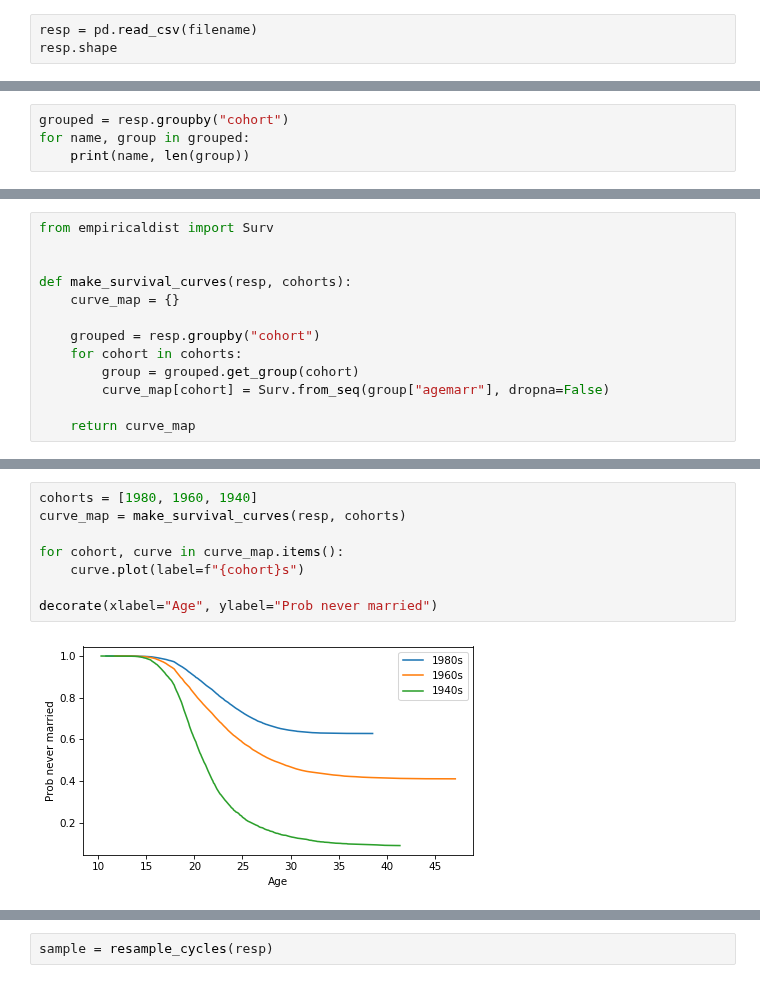
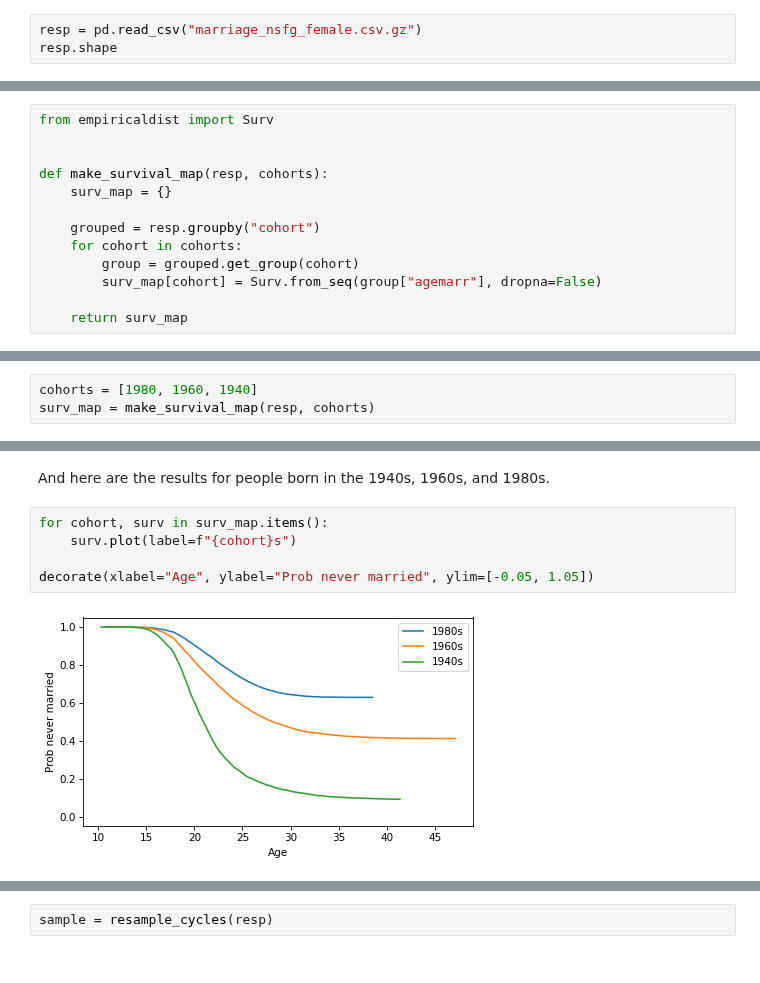
Before and after one commit to AllenDowney/ThinkStats, a Jupyter notebook: soln/chap13.ipynb, the cells around one changed output, grey strips where cells are left out. Drawn from its saved outputs; the diff is of its cells as text.

```diff
--- a/soln/chap13.ipynb
+++ b/soln/chap13.ipynb
@@ -148,5 +226,5 @@ download("https://github.com/AllenDowney/ThinkStats/raw/v3/data/" + filename)
 # %%
-resp = pd.read_csv(filename)
+resp = pd.read_csv("marriage_nsfg_female.csv.gz")
 resp.shape
 # %% [output]
 (70183, 40)
@@ -214,7 +297,3 @@ resp["agemarr"] = (resp["cmmarrhx"] - resp["cmbirth"]) / 12
 resp["age"] = (resp["cmintvw"] - resp["cmbirth"]) / 12
 # %% [output]
 [interactive output not drawn]
-# %%
-grouped = resp.groupby("cohort")
-for name, group in grouped:
-    print(name, len(group))
@@ -232,14 +308,14 @@ for name, group in grouped:
 from empiricaldist import Surv
 
 
-def make_survival_curves(resp, cohorts):
-    curve_map = {}
+def make_survival_map(resp, cohorts):
+    surv_map = {}
 
     grouped = resp.groupby("cohort")
     for cohort in cohorts:
         group = grouped.get_group(cohort)
-        curve_map[cohort] = Surv.from_seq(group["agemarr"], dropna=False)
+        surv_map[cohort] = Surv.from_seq(group["agemarr"], dropna=False)
 
-    return curve_map
+    return surv_map
 # %% [output]
 [interactive output not drawn]
@@ -245,0 +324,3 @@ def make_survival_curves(resp, cohorts):
+# %%
+cohorts = [1980, 1960, 1940]
+surv_map = make_survival_map(resp, cohorts)
@@ -246,12 +329,11 @@ def make_survival_curves(resp, cohorts):
+# %% [markdown]
+And here are the results for people born in the 1940s, 1960s, and 1980s.
 # %%
-cohorts = [1980, 1960, 1940]
-curve_map = make_survival_curves(resp, cohorts)
+for cohort, surv in surv_map.items():
+    surv.plot(label=f"{cohort}s")
 
-for cohort, curve in curve_map.items():
-    curve.plot(label=f"{cohort}s")
-
-decorate(xlabel="Age", ylabel="Prob never married")
+decorate(xlabel="Age", ylabel="Prob never married", ylim=[-0.05, 1.05])
 # %% [output]
-[figure, old version]
+[figure, new version]
 [interactive output not drawn]
 # %% [markdown]
```
Also changed, not shown: parts of 123 cells of this notebook.
